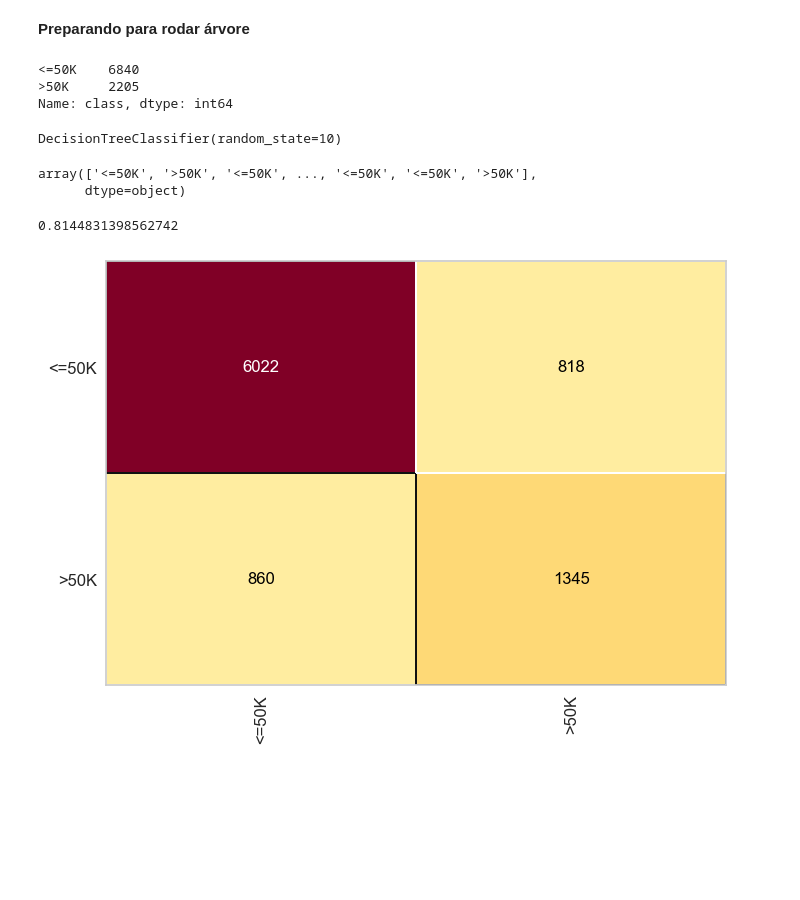
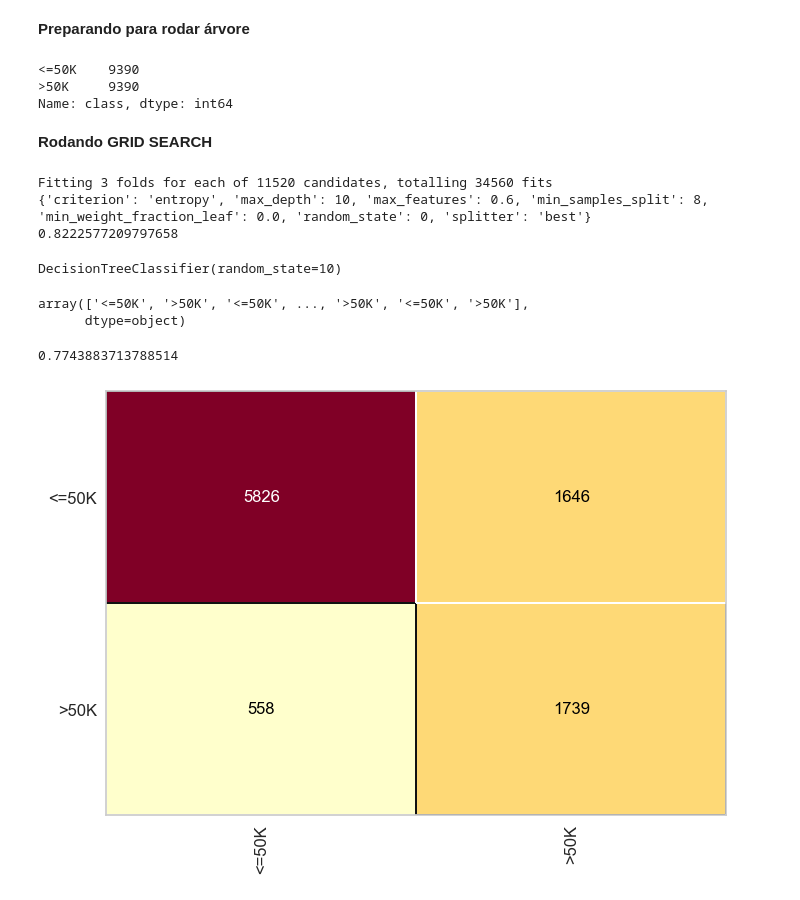
Before and after one commit to ravixr/AI_Practical_Assignment, a Jupyter notebook: Pre_Processamento.ipynb, the cells around one changed output. Saved outputs shown, nothing was run; the diff lists cells and outputs as text; code cells hidden in the pictures; blank space fills up the shorter version.

```diff
--- a/Pre_Processamento.ipynb
+++ b/Pre_Processamento.ipynb
@@ -94,30 +112,59 @@ features
 # %%
 x_prev = features.values
 X_train, X_test, y_train, y_test = train_test_split(x_prev, target, test_size=0.2, random_state=0)
+# %%
+X_train, y_train = under_sampling(X_train, y_train)
 # %%
-y_test.value_counts()
+y_train.value_counts()
 # %% [output]
-<=50K    6840
->50K     2205
+<=50K    9390
+>50K     9390
 Name: class, dtype: int64
+# %% [markdown]
+**Rodando GRID SEARCH**
+# %%
+params = {
+    'criterion': ['gini', 'entropy'],
+    'max_depth': [None, 2, 4, 6, 8, 10],
+    'max_features':[None,'sqrt','log2', 0.2, 0.4, 0.6, 0.8, 1],
+    'splitter': ['best', 'random'],
+    'random_state': [0,42],
+    'min_samples_split': [2, 4, 6, 8, 10],
+    'min_weight_fraction_leaf': [0.0, 0.1, 0.2, 0.3, 0.4, 0.5],
+    }
+# %%
+decisionTreeGS = GridSearchCV(
+    estimator=DecisionTreeClassifier(),
+    param_grid=params,
+    cv=3,
+    n_jobs=5,
+    verbose=1,
+)
+decisionTreeGS.fit(X_train, y_train)
+print(decisionTreeGS.best_params_)
+print(decisionTreeGS.best_score_)
+# %% [output]
+Fitting 3 folds for each of 11520 candidates, totalling 34560 fits
+{'criterion': 'entropy', 'max_depth': 10, 'max_features': 0.6, 'min_samples_split': 8, 'min_weight_fraction_leaf': 0.0, 'random_state': 0, 'splitter': 'best'}
+0.8222577209797658
 # %%
-modelo = DecisionTreeClassifier(criterion='gini', random_state=10)
-modelo.fit(X_train, y_train)
+decisionTree = DecisionTreeClassifier(criterion='gini', random_state=10)
+decisionTree.fit(X_train, y_train)
 # %% [output]
 DecisionTreeClassifier(random_state=10)
 # %%
-previsoes = modelo.predict(X_test)
+previsoes = decisionTree.predict(X_test)
 previsoes
 # %% [output]
-array(['<=50K', '>50K', '<=50K', ..., '<=50K', '<=50K', '>50K'],
+array(['<=50K', '>50K', '<=50K', ..., '>50K', '<=50K', '>50K'],
       dtype=object)
 # %%
-confusion = ConfusionMatrix(modelo)
+confusion = ConfusionMatrix(decisionTree)
 confusion.fit(X_train, y_train)
 confusion.score(X_test, y_test)
 # %% [output]
-0.8144831398562742
+0.7743883713788514
-[figure, old version]
+[figure, new version]
 # %%
 print(classification_report(y_test, previsoes))
 # %% [output]
```
Also changed, not shown: parts of 16 cells of this notebook, 3 other files.
